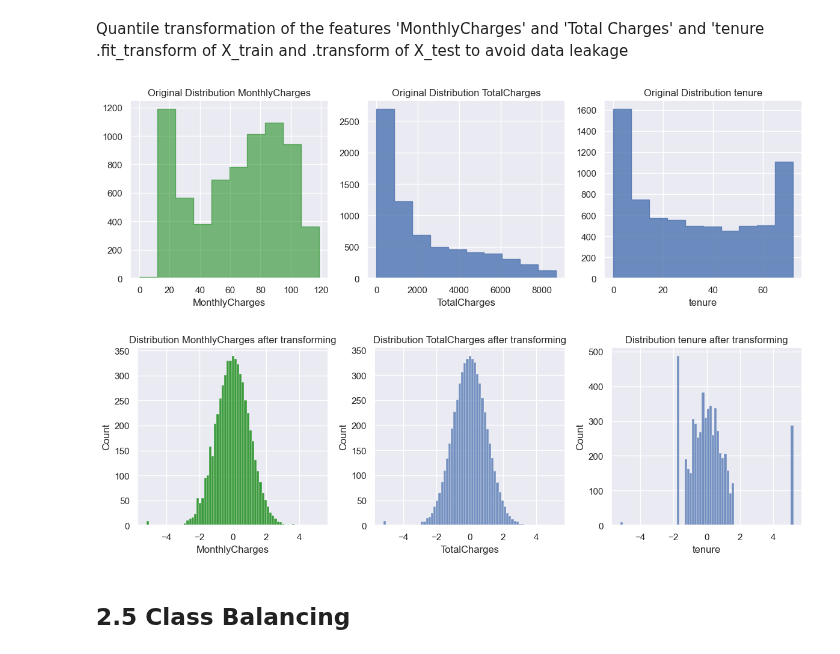
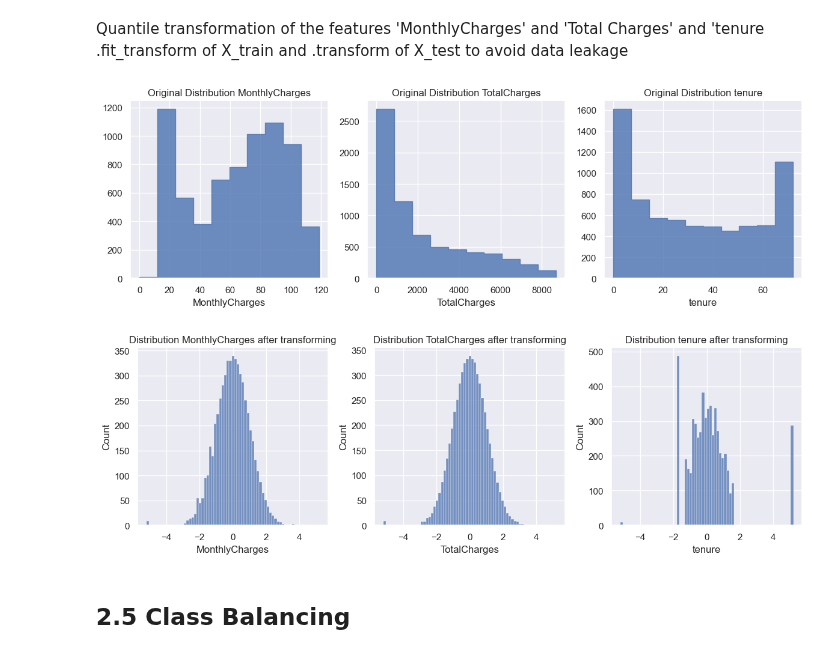
Before and after one commit to emsif84/churn_prediction, a Jupyter notebook: churn_prediction.ipynb, the cells around one changed output. Cells and saved outputs as stored; diff of their text form; code cells hidden in the pictures.

```diff
--- a/churn_prediction.ipynb
+++ b/churn_prediction.ipynb
@@ -116,33 +116,33 @@ Quantile transformation of the features 'MonthlyCharges' and 'Total Charges' and
 # %%
 #Plot original distribution of Monthly and Total Charges
 
 def dist_before_quantile():
 
     fig, ax = plt.subplots(1,3,figsize=(12,4))
 
     #Subplot 1: Monthlycharges
-    data_ml.MonthlyCharges.hist(ax=ax[0],histtype='step',fill=True,color='green',alpha=0.5)
+    data_ml.MonthlyCharges.hist(ax=ax[0],histtype='step',fill=True,alpha=0.8)
     ax[0].set_title('Original Distribution MonthlyCharges')
     ax[0].set_xlabel('MonthlyCharges')
     ax[0].set_ylabel=('Count')
 
     #Subplot 2: Totalcharges
     data_ml.TotalCharges.hist(ax=ax[1],histtype='step',fill=True,alpha=0.8)
     ax[1].set_title('Original Distribution TotalCharges')
     ax[1].set_xlabel('TotalCharges')
     ax[1].set_ylabel=('Count')
 
     #Subplot 3: tenure
     data_ml.tenure.hist(ax=ax[2],histtype='step',fill=True,alpha=0.8)
     ax[2].set_title('Original Distribution tenure')
     ax[2].set_xlabel('tenure')
     ax[2].set_ylabel=('Count')
 
     plt.tight_layout()
 
 dist_before_quantile()
 # %% [output]
-[figure, old version]
+[figure, new version]
 # %%
 #Quantile Transforming
 
@@ -163,7 +163,7 @@ def dist_after_quantile():
     fig, ax = plt.subplots(1,3,figsize=(12,4))
 
     #Subplot 1: transformed MonthlyCharges
-    sns.histplot(X_train.MonthlyCharges,ax=ax[0],color='green')
+    sns.histplot(X_train.MonthlyCharges,ax=ax[0])
     ax[0].set_title('Distribution MonthlyCharges after transforming')
     ax[0].set_xlabel('MonthlyCharges')
     ax[0].set_ylabel=('Count')
@@ -184,7 +184,7 @@ def dist_after_quantile():
 
 dist_after_quantile()
 # %% [output]
-[figure, old version]
+[figure, new version]
 # %% [markdown]
 ## 2.5 Class Balancing
 # %%
```
